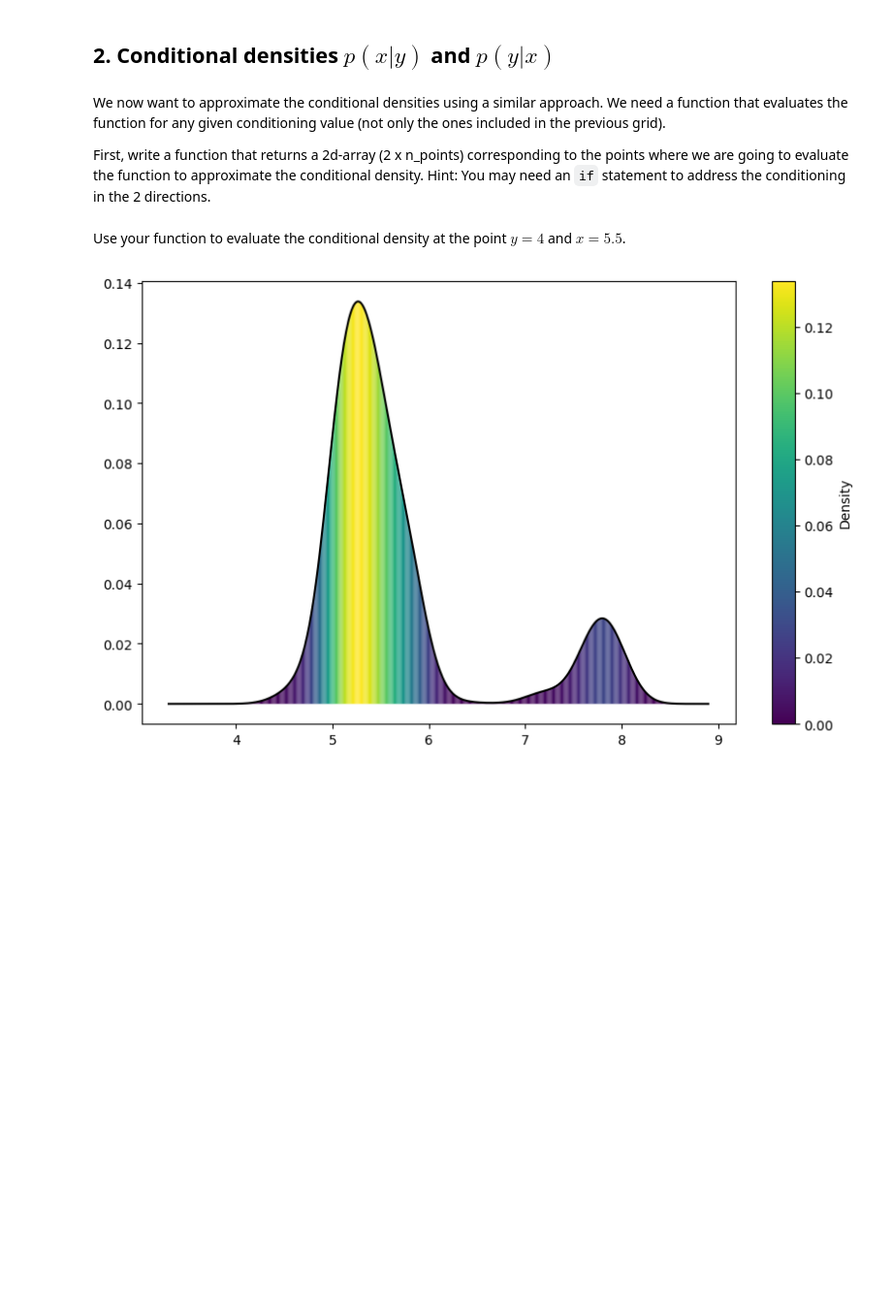
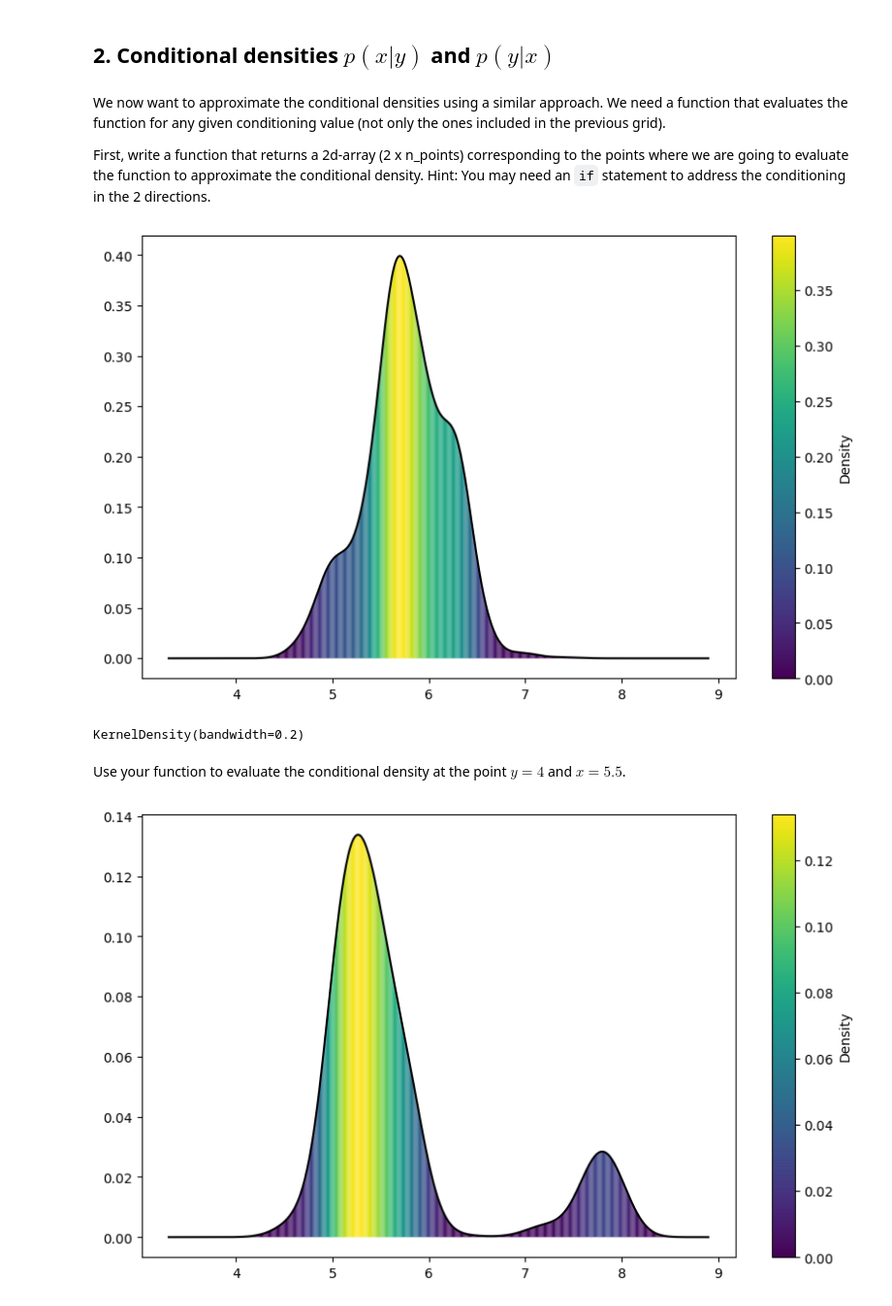
Before and after one commit to Arkanthara/data-mining, a Jupyter notebook: TP1b.ipynb, the cells around one changed output. Shown at 97% size. Cells and saved outputs as stored; diff of their text form; code cells hidden in the pictures; blank space fills up the shorter version.

```diff
--- a/TP1b.ipynb
+++ b/TP1b.ipynb
@@ -95,3 +114,14 @@ Hint: You may need an `if` statement to address the conditioning in the 2 direct
+# %%
+# Write your function here
+
+def my_function(x_min: float, x_max: float, y_min: float, y_max: float, n_points: int) -> np.ndarray:
+    return np.array([np.linspace(x_min, x_max, n_points), np.linspace(y_min, y_max, n_points)])
+
+points = my_function(x.min() - 1, x.max() + 1, y.min() - 1, y.max() + 1, n_points)
+plot_density1d(points[0], density_eval1d(density, points))
+# %% [output]
+[figure, added]
+KernelDensity(bandwidth=0.2)
 # %% [markdown]
 Use your function to evaluate the conditional density at the point $y = 4$ and $x = 5.5$.
 # %%
```
Also changed, not shown: parts of 6 cells of this notebook.
